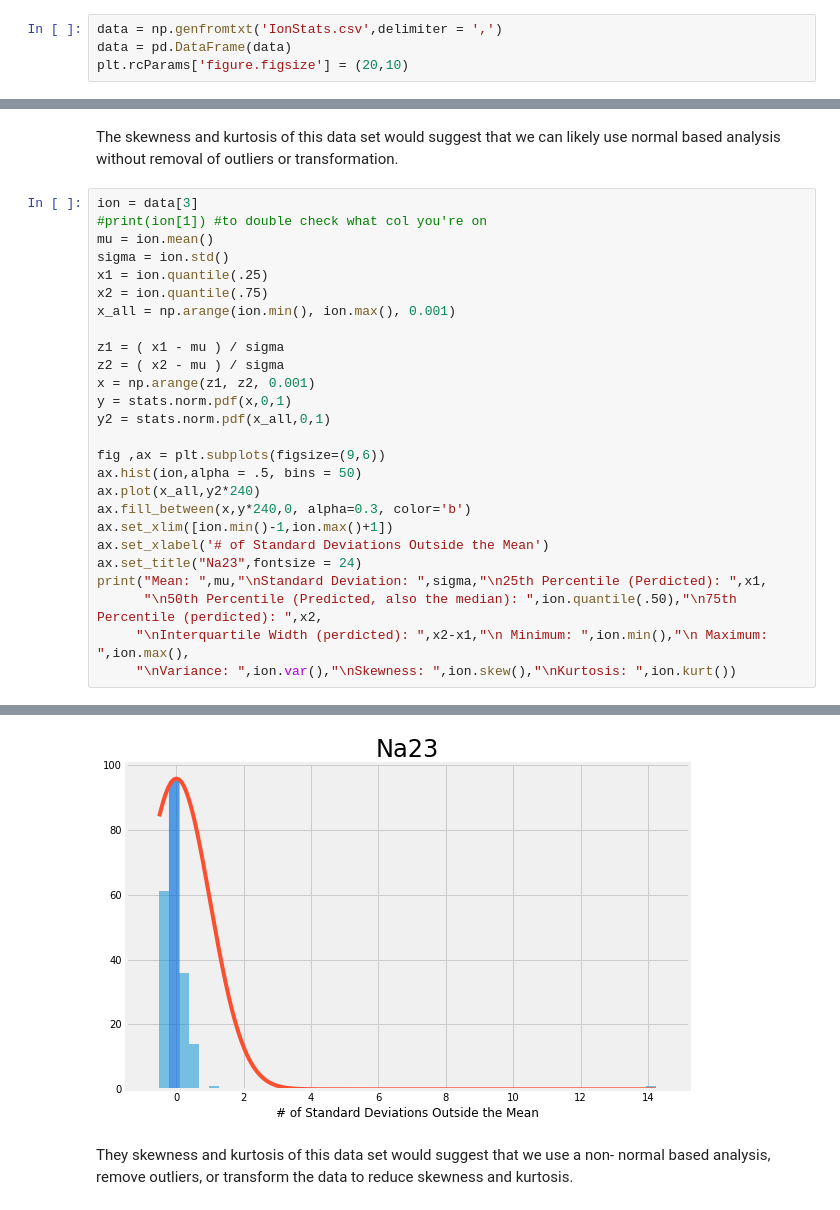
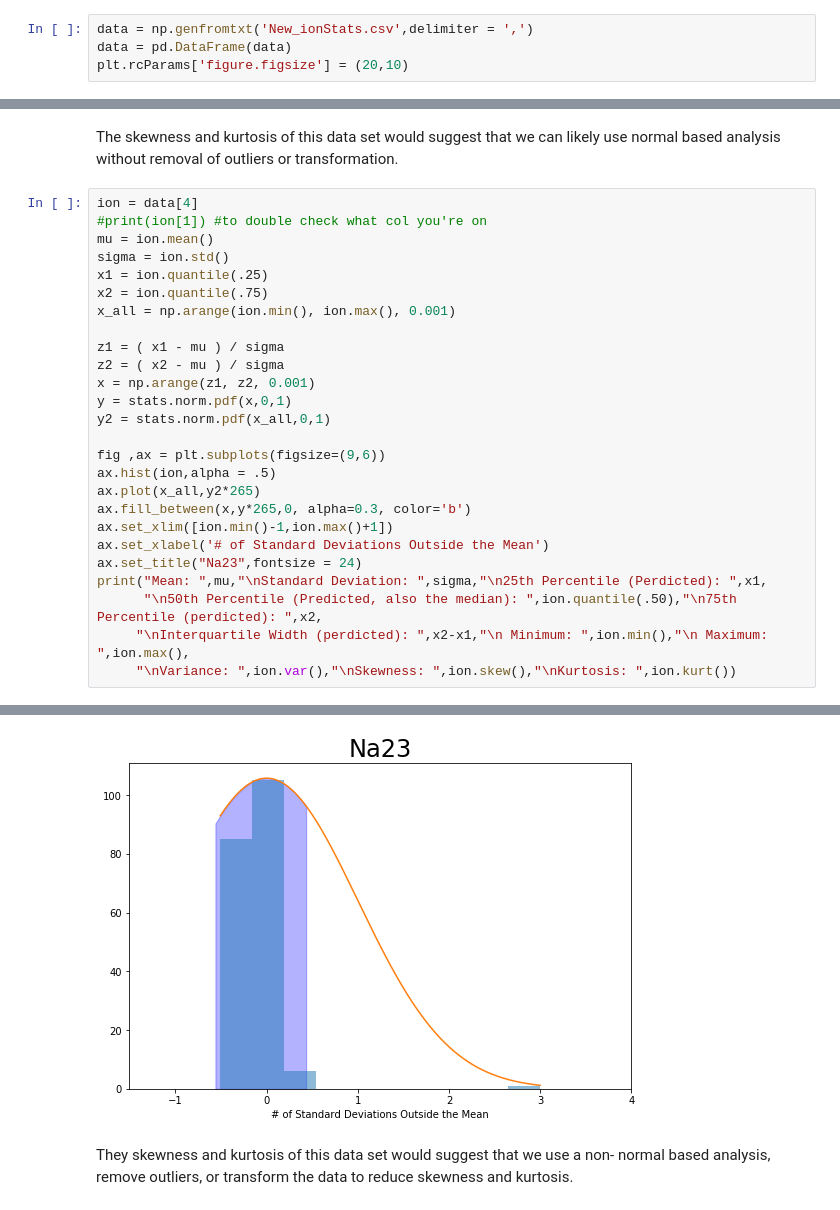
Before and after one commit to Kovacs-Lab/Aim-3, a Jupyter notebook: Ionomics/F1/IonStats.ipynb, the cells around one changed output, grey strips where cells are left out. Saved outputs shown, nothing was run; the diff lists cells and outputs as text.

```diff
--- a/Ionomics/F1/IonStats.ipynb
+++ b/Ionomics/F1/IonStats.ipynb
@@ -4,6 +4,6 @@ import pandas as pd
 import matplotlib.pyplot as plt
 import scipy.stats as stats
 # %%
-data = np.genfromtxt('IonStats.csv',delimiter = ',')
+data = np.genfromtxt('New_ionStats.csv',delimiter = ',')
 data = pd.DataFrame(data)
 plt.rcParams['figure.figsize'] = (20,10)
@@ -95,7 +90,7 @@ Kurtosis:  0.43322860228249427
 # %% [markdown]
 The skewness and kurtosis of this data set would suggest that we can likely use normal based analysis without removal of outliers or transformation.
 # %%
-ion = data[3]
+ion = data[4]
 #print(ion[1]) #to double check what col you're on
 mu = ion.mean()
 sigma = ion.std()
@@ -110,9 +105,9 @@ y = stats.norm.pdf(x,0,1)
 y2 = stats.norm.pdf(x_all,0,1)
 
 fig ,ax = plt.subplots(figsize=(9,6))
-ax.hist(ion,alpha = .5, bins = 50)
-ax.plot(x_all,y2*240)
-ax.fill_between(x,y*240,0, alpha=0.3, color='b')
+ax.hist(ion,alpha = .5)
+ax.plot(x_all,y2*265)
+ax.fill_between(x,y*265,0, alpha=0.3, color='b')
 ax.set_xlim([ion.min()-1,ion.max()+1])
 ax.set_xlabel('# of Standard Deviations Outside the Mean')
 ax.set_title("Na23",fontsize = 24)
@@ -135,4 +130,4 @@ Kurtosis:  183.48458666558372
-[figure, old version]
+[figure, new version]
 # %% [markdown]
 They skewness and kurtosis of this data set would suggest that we use a non- normal based analysis, remove outliers, or transform the data to reduce skewness and kurtosis.
 # %%
```
Also changed, not shown: parts of 21 cells of this notebook, 2 other files.
